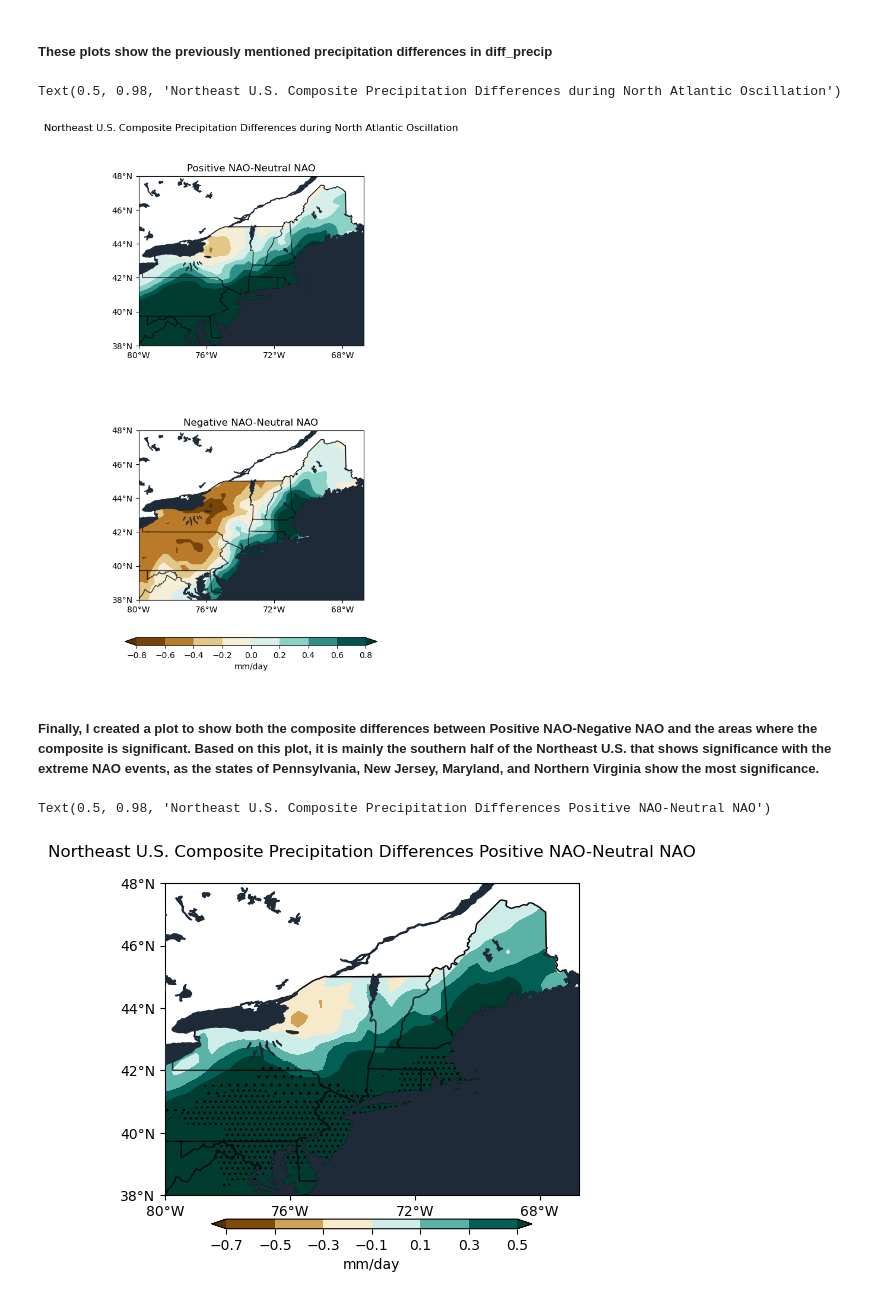
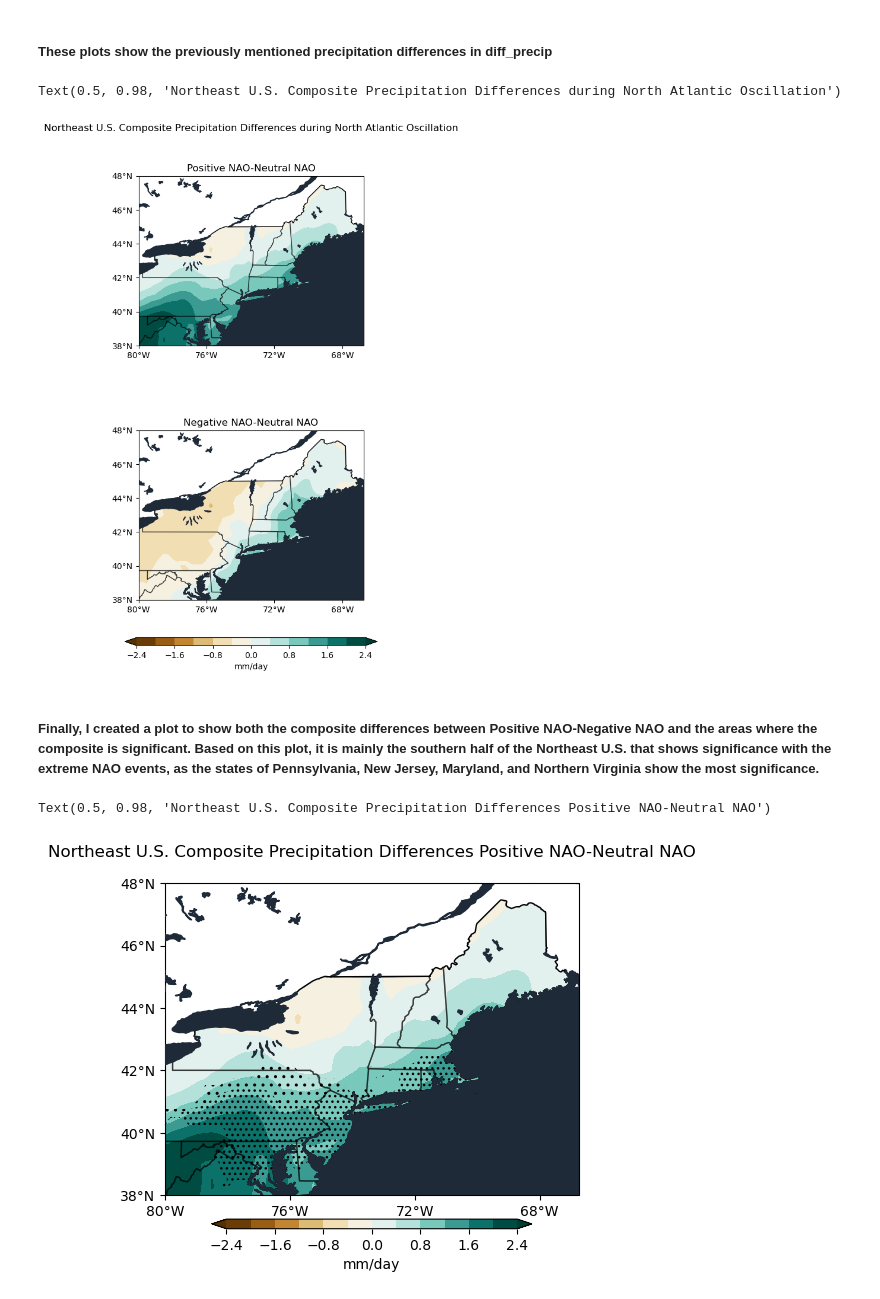
Before and after one commit to JStiles9552/Assignment_3_CLIM_680, a Jupyter notebook: Assignment_3_Revised.ipynb, the cells around one changed output. Saved outputs shown, nothing was run; the diff lists cells and outputs as text; code cells hidden in the pictures.

```diff
--- a/Assignment_3_Revised.ipynb
+++ b/Assignment_3_Revised.ipynb
@@ -384,7 +384,7 @@ Coordinates:
 ##### These plots show the previously mentioned precipitation differences in diff_precip
 # %%
 labels=['Positive NAO-Neutral NAO','Negative NAO-Neutral NAO']
-clevs=np.arange(-0.8,0.9,0.2)
+clevs=np.arange(-2.4,2.8,0.4)
 
 fig, axs = plt.subplots(nrows=2,ncols=1,
                         subplot_kw={'projection': ccrs.PlateCarree()},
@@ -437,12 +437,12 @@ cbar = fig.colorbar(cs, cax=cbar_ax,orientation='horizontal',label='mm/day')
 plt.suptitle('Northeast U.S. Composite Precipitation Differences during North Atlantic Oscillation')
 # %% [output]
 Text(0.5, 0.98, 'Northeast U.S. Composite Precipitation Differences during North Atlantic Oscillation')
-[figure, old version]
+[figure, new version]
 # %% [markdown]
 ##### Finally, I created a plot to show both the composite differences between Positive NAO-Negative NAO and the areas where the composite is significant. Based on this plot, it is mainly the southern half of the Northeast U.S. that shows significance with the extreme NAO events, as the states of Pennsylvania, New Jersey, Maryland, and Northern Virginia show the most significance.
 # %%
 labels=['Positive NAO vs. Negative NAO']
-clevs=np.arange(-0.7,0.6,0.2)
+clevs=np.arange(-2.4,2.8,0.4)
 hatch_levs=[0]
 
 fig, axs = plt.subplots(nrows=1,ncols=1,
@@ -468,31 +468,31 @@ axs.xaxis.set_major_formatter(lon_formatter)
 
 axs.set_yticks([38,40,42,44,46,48], crs=ccrs.PlateCarree())
 lat_formatter = cticker.LatitudeFormatter()
 axs.yaxis.set_major_formatter(lat_formatter)
 
 axs.coastlines()
 axs.add_feature(feature.OCEAN, zorder=2, color='#1F2A38')
 axs.add_feature(feature.BORDERS, zorder=2, color='k')
 axs.add_feature(feature.LAKES, zorder=3, color='#1F2A38')
 axs.add_feature(feature.BORDERS.with_scale('10m'),
                linestyle='-', alpha=.5)
 axs.add_feature(feature.STATES.with_scale('10m'),
                linestyle='-', alpha=.5)
 
 fname='/home/jstiles4/gadm41_CAN_1.shp'
 shape_feature = ShapelyFeature(Reader(fname).geometries(),
                                ccrs.PlateCarree(), edgecolor='black', color='white')
 
 axs.add_feature(shape_feature)
 
 fig.subplots_adjust(bottom=0.25, top=0.9, left=0.05, right=0.95,
                     wspace=0.1, hspace=0.5)
 
 cbar_ax = fig.add_axes([0.25, 0.18, 0.5, 0.02])
 
 cbar = fig.colorbar(cs,cax=cbar_ax,orientation='horizontal',label='mm/day')
 
 plt.suptitle('Northeast U.S. Composite Precipitation Differences Positive NAO-Neutral NAO')
 # %% [output]
 Text(0.5, 0.98, 'Northeast U.S. Composite Precipitation Differences Positive NAO-Neutral NAO')
-[figure, old version]
+[figure, new version]
```
Also changed, not shown: parts of 4 cells of this notebook.
